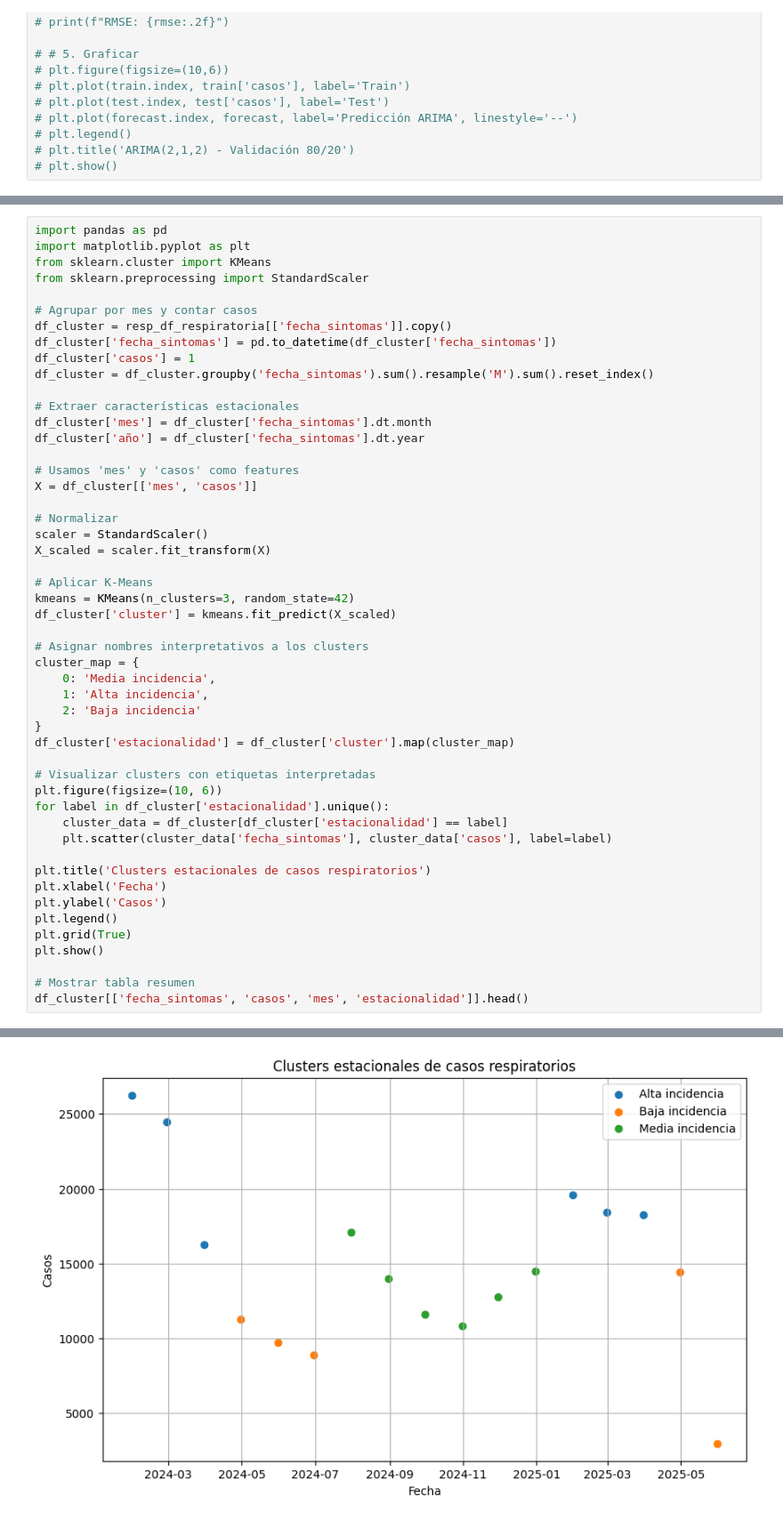
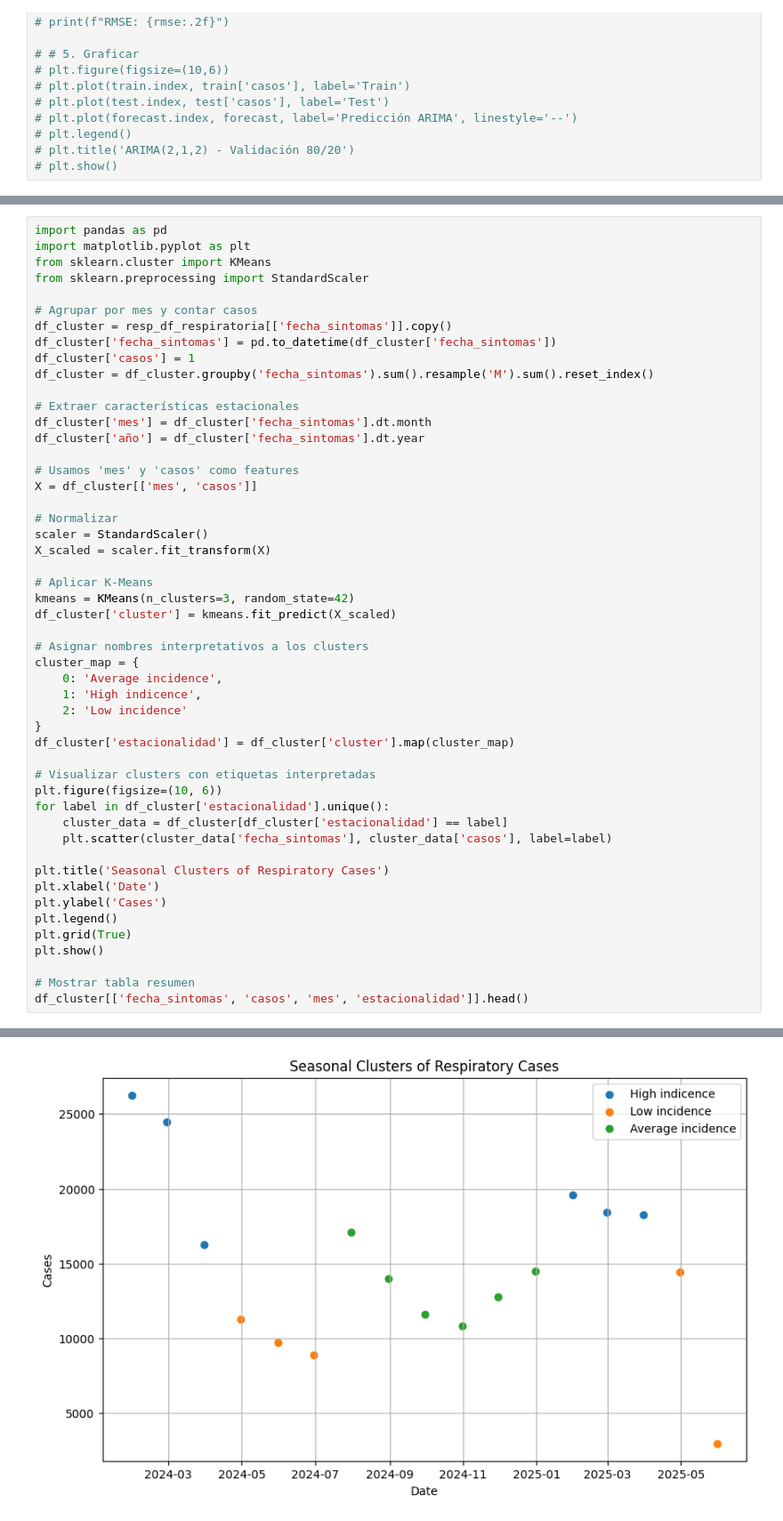
Before and after one commit to Madaa73/Enfermedades_infecciosas, a Jupyter notebook: Enfermedades_Infecciosas.ipynb, the cells around one changed output, grey strips where cells are left out. Shown at 89% size. Saved outputs shown, nothing was run; the diff lists cells and outputs as text.

```diff
--- a/Enfermedades_Infecciosas.ipynb
+++ b/Enfermedades_Infecciosas.ipynb
@@ -1393,9 +1453,9 @@ df_cluster['cluster'] = kmeans.fit_predict(X_scaled)
 
 # Asignar nombres interpretativos a los clusters
 cluster_map = {
-    0: 'Media incidencia',
-    1: 'Alta incidencia',
-    2: 'Baja incidencia'
+    0: 'Average incidence',
+    1: 'High indicence',
+    2: 'Low incidence'
 }
 df_cluster['estacionalidad'] = df_cluster['cluster'].map(cluster_map)
 
@@ -1405,9 +1465,9 @@ for label in df_cluster['estacionalidad'].unique():
     cluster_data = df_cluster[df_cluster['estacionalidad'] == label]
     plt.scatter(cluster_data['fecha_sintomas'], cluster_data['casos'], label=label)
 
-plt.title('Clusters estacionales de casos respiratorios')
-plt.xlabel('Fecha')
-plt.ylabel('Casos')
+plt.title('Seasonal Clusters of Respiratory Cases')
+plt.xlabel('Date')
+plt.ylabel('Cases')
 plt.legend()
 plt.grid(True)
 plt.show()
@@ -1432,2 +1478,2 @@ OSError: dlopen() error
-[figure, old version]
+[figure, new version]
 |  | fecha_sintomas | casos | mes | estacionalidad |
```
Also changed, not shown: parts of 20 cells of this notebook.
